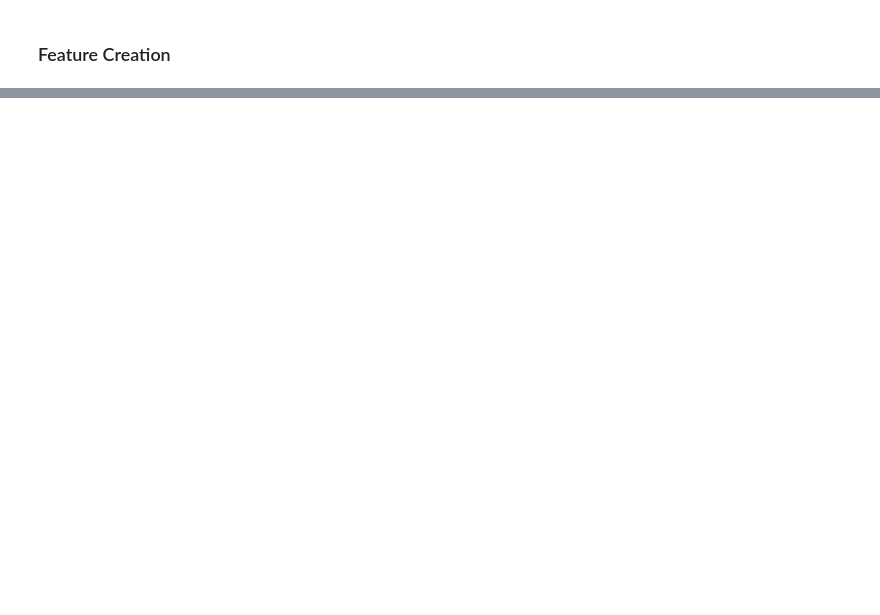
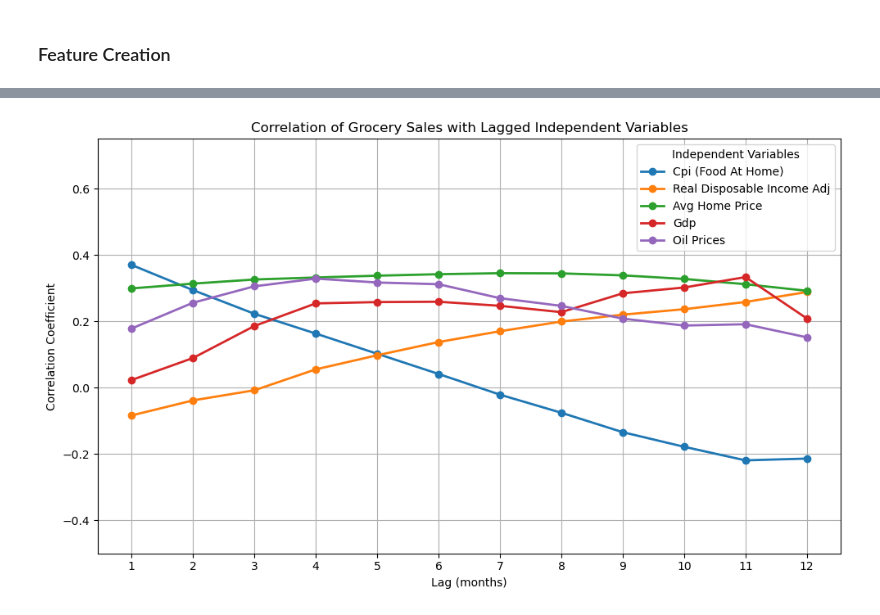
Before and after one commit to Plan-kton/FRED-API-and-Grocery-Forecast, a Jupyter notebook: FRED_EDA.ipynb, the cells around one changed output, grey strips where cells are left out. Cells and saved outputs as stored; diff of their text form; code cells hidden in the pictures; blank space fills up the shorter version.

```diff
--- a/FRED_EDA.ipynb
+++ b/FRED_EDA.ipynb
@@ -452,0 +353,2 @@ for var in independent_vars:
+# %%
+df = pd.concat([df, df_diff, df_yoy], axis=1)
@@ -452,0 +378,18 @@ for var in independent_vars:
+# %%
+# 1) create lagged variables
+lag_vars = ['CPI (Food at Home)_yoy', 'Real Disposable Income adj_yoy', 'Unemployment Rate_yoy', 'Initial Jobless Claims_yoy', 'Continued Jobless Claims_yoy',
+            'GDP_yoy', 'Personal Savings_yoy', 'Consumer Debt % DI_yoy', 'Credit Card Delinquency_yoy', 'Mortgage Delinquency_yoy', 'Oil Prices_yoy',
+            'Avg Home Price_yoy', 'Consumer Sentiment_yoy', 'PPI Final Food_yoy', 'PPI Food and Feed_yoy', 'PPI Finished Consumer Goods_yoy',
+            'PPI Food Manufacture_yoy', 'PPI Grocery_yoy', 'Retail Wages_yoy']
+
+lags = range(1, 13)
+
+lagged_cols = {}
+
+for lag_var in lag_vars:
+    for lag in lags:
+        col_name = f'{lag_var}_lag{lag}'
+        lagged_cols[col_name] = df[lag_var].shift(lag)
+
+# Add all lagged columns at once using concat
+df = pd.concat([df, pd.DataFrame(lagged_cols, index=df.index)], axis=1)
@@ -452,0 +417,42 @@ for var in independent_vars:
+# %%
+lags = range(1, 13)
+
+# 1) Define target and independent variable names
+target_var = 'US Grocery Sales_yoy'
+ind_vars = ['CPI (Food at Home)_yoy', 'Real Disposable Income adj_yoy', 'Avg Home Price_yoy', 'GDP_yoy', 'Oil Prices_yoy']
+
+# Dictionary to store results
+correlation_results = {}
+
+for ind_var in ind_vars:
+    lag_cols = []
+    for lag in lags:
+        lag_col = f'{ind_var}_lag{lag}'
+        lag_cols.append(lag_col)
+
+    # Compute correlation matrix with lagged variables
+    corrs = df[[target_var] + lag_cols].corr()
+    corr_values = corrs.loc[target_var, lag_cols]
+    correlation_results[ind_var] = corr_values.values
+
+# Convert to DataFrame
+corr_df_ind = pd.DataFrame(correlation_results, index=[f'lag{lag}' for lag in lags])
+
+# 2) Plot the results
+plt.figure(figsize=(10, 6))
+
+for i, column in enumerate(corr_df_ind.columns):
+    plt.plot(lags, corr_df_ind.iloc[:, i], marker='o', linewidth=2,
+             label=column.replace('_yoy', '').replace('_', ' ').title())
+
+plt.title('Correlation of Grocery Sales with Lagged Independent Variables')
+plt.xlabel('Lag (months)')
+plt.ylabel('Correlation Coefficient')
+plt.xticks(lags)
+plt.ylim(-0.5, 0.75)
+plt.legend(title="Independent Variables", loc='upper right')
+plt.grid(True)
+plt.tight_layout()
+plt.show()
+# %% [output]
+[figure, added]
```
Also changed, not shown: parts of 28 cells of this notebook, 9 other files.
